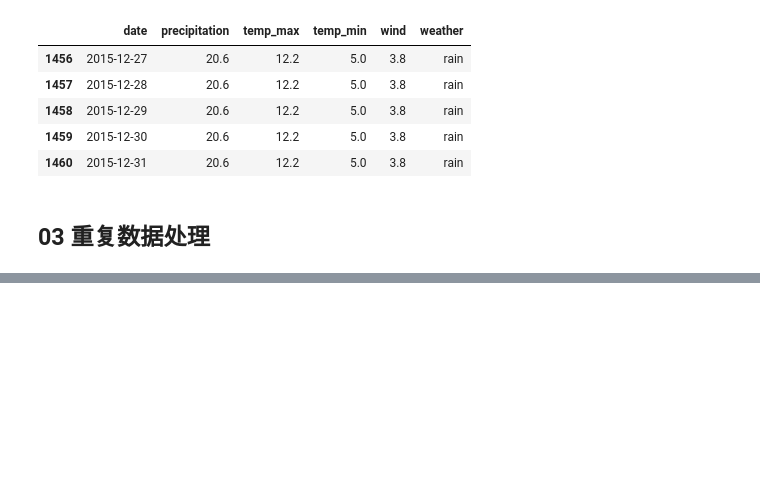
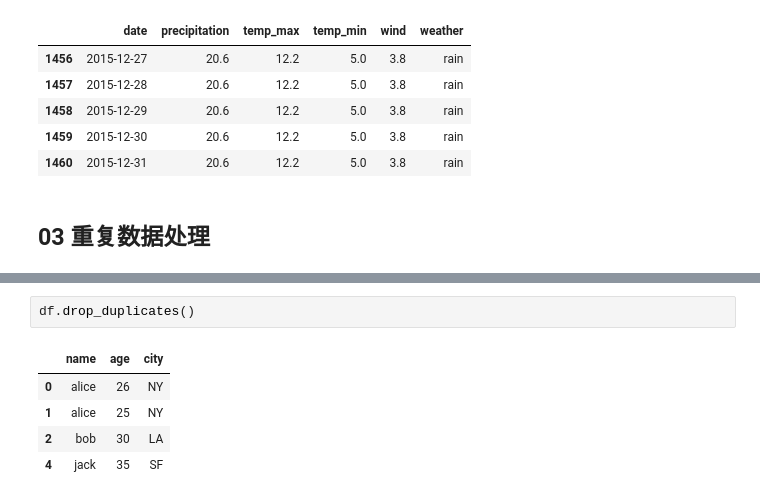
Before and after one commit to zimiao-dev/Python-Data-Analysis-Learning, a Jupyter notebook: 03_data_analysis/data_analysis.ipynb, the cells around one changed output, grey strips where cells are left out. Drawn from its saved outputs; the diff is of its cells as text; blank space fills up the shorter version.

```diff
--- a/03_data_analysis/data_analysis.ipynb
+++ b/03_data_analysis/data_analysis.ipynb
@@ -237,0 +268,8 @@ df.bfill().tail() # 用后面的相邻值填充
+# %%
+df.drop_duplicates()
+# %% [output]
+|  | name | age | city |
+| 0 | alice | 26 | NY |
+| 1 | alice | 25 | NY |
+| 2 | bob | 30 | LA |
+| 4 | jack | 35 | SF |
```
Also changed, not shown: parts of 5 cells of this notebook.
